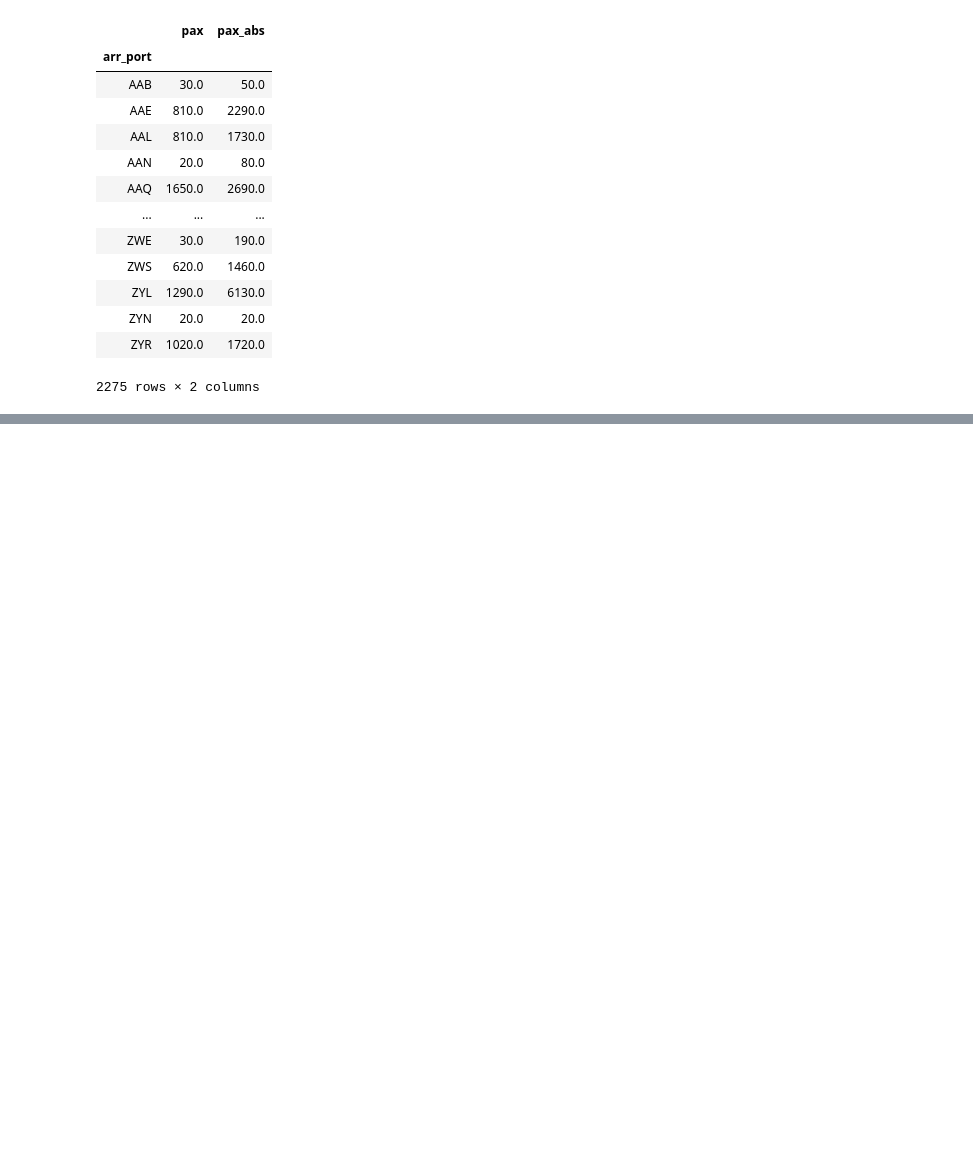
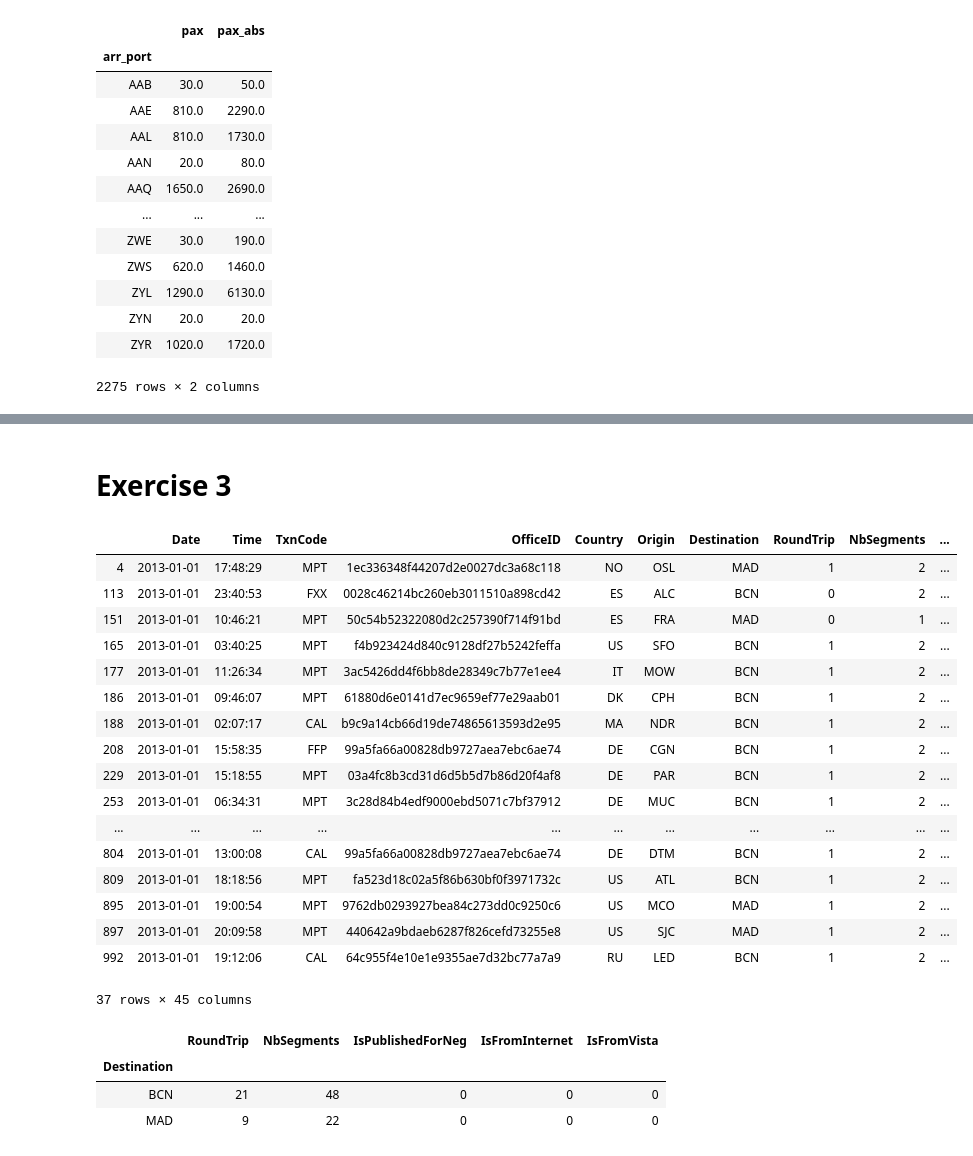
Before and after one commit to daniel-isidro/amadeus_challenge, a Jupyter notebook: amadeus_challenge.ipynb, the cells around one changed output, grey strips where cells are left out. Saved outputs shown, nothing was run; the diff lists cells and outputs as text; code cells hidden in the pictures; blank space fills up the shorter version.

Commit message:
Using reduced set for exercise 3

```diff
--- a/amadeus_challenge.ipynb
+++ b/amadeus_challenge.ipynb
@@ -294,0 +297,36 @@ Name: pax_abs, dtype: float64
+# %% [markdown]
+# Exercise 3
+# %%
+df_searches_reduced = pd.read_csv('searches.csv.bz2', nrows=1000, sep='^')
+# %%
+df_searches_reduced[(df_searches_reduced['Destination'] == 'MAD') \
+                    | (df_searches_reduced['Destination'] == 'BCN') \
+                    | (df_searches_reduced['Destination'] == 'MAL')]
+# %% [output]
+|  | Date | Time | TxnCode | OfficeID | Country | Origin | Destination | RoundTrip | NbSegments | ... |
+| 4 | 2013-01-01 | 17:48:29 | MPT | 1ec336348f44207d2e0027dc3a68c118 | NO | OSL | MAD | 1 | 2 | ... |
+| 113 | 2013-01-01 | 23:40:53 | FXX | 0028c46214bc260eb3011510a898cd42 | ES | ALC | BCN | 0 | 2 | ... |
+| 151 | 2013-01-01 | 10:46:21 | MPT | 50c54b52322080d2c257390f714f91bd | ES | FRA | MAD | 0 | 1 | ... |
+| 165 | 2013-01-01 | 03:40:25 | MPT | f4b923424d840c9128df27b5242feffa | US | SFO | BCN | 1 | 2 | ... |
+| 177 | 2013-01-01 | 11:26:34 | MPT | 3ac5426dd4f6bb8de28349c7b77e1ee4 | IT | MOW | BCN | 1 | 2 | ... |
+| 186 | 2013-01-01 | 09:46:07 | MPT | 61880d6e0141d7ec9659ef77e29aab01 | DK | CPH | BCN | 1 | 2 | ... |
+| 188 | 2013-01-01 | 02:07:17 | CAL | b9c9a14cb66d19de74865613593d2e95 | MA | NDR | BCN | 1 | 2 | ... |
+| 208 | 2013-01-01 | 15:58:35 | FFP | 99a5fa66a00828db9727aea7ebc6ae74 | DE | CGN | BCN | 1 | 2 | ... |
+| 229 | 2013-01-01 | 15:18:55 | MPT | 03a4fc8b3cd31d6d5b5d7b86d20f4af8 | DE | PAR | BCN | 1 | 2 | ... |
+| 253 | 2013-01-01 | 06:34:31 | MPT | 3c28d84b4edf9000ebd5071c7bf37912 | DE | MUC | BCN | 1 | 2 | ... |
+| ... | ... | ... | ... | ... | ... | ... | ... | ... | ... | ... |
+| 804 | 2013-01-01 | 13:00:08 | CAL | 99a5fa66a00828db9727aea7ebc6ae74 | DE | DTM | BCN | 1 | 2 | ... |
+| 809 | 2013-01-01 | 18:18:56 | MPT | fa523d18c02a5f86b630bf0f3971732c | US | ATL | BCN | 1 | 2 | ... |
+| 895 | 2013-01-01 | 19:00:54 | MPT | 9762db0293927bea84c273dd0c9250c6 | US | MCO | MAD | 1 | 2 | ... |
+| 897 | 2013-01-01 | 20:09:58 | MPT | 440642a9bdaeb6287f826cefd73255e8 | US | SJC | MAD | 1 | 2 | ... |
+| 992 | 2013-01-01 | 19:12:06 | CAL | 64c955f4e10e1e9355ae7d32bc77a7a9 | RU | LED | BCN | 1 | 2 | ... |
+37 rows × 45 columns
+# %%
+df_searches_reduced[(df_searches_reduced['Destination'] == 'MAD') \
+                    | (df_searches_reduced['Destination'] == 'BCN') \
+                    | (df_searches_reduced['Destination'] == 'MAL')].groupby('Destination').sum()
+# %% [output]
+|  | RoundTrip | NbSegments | IsPublishedForNeg | IsFromInternet | IsFromVista |
+| Destination |  |  |  |  |  |
+| BCN | 21 | 48 | 0 | 0 | 0 |
+| MAD | 9 | 22 | 0 | 0 | 0 |
```
Also changed, not shown: parts of 5 cells of this notebook.
